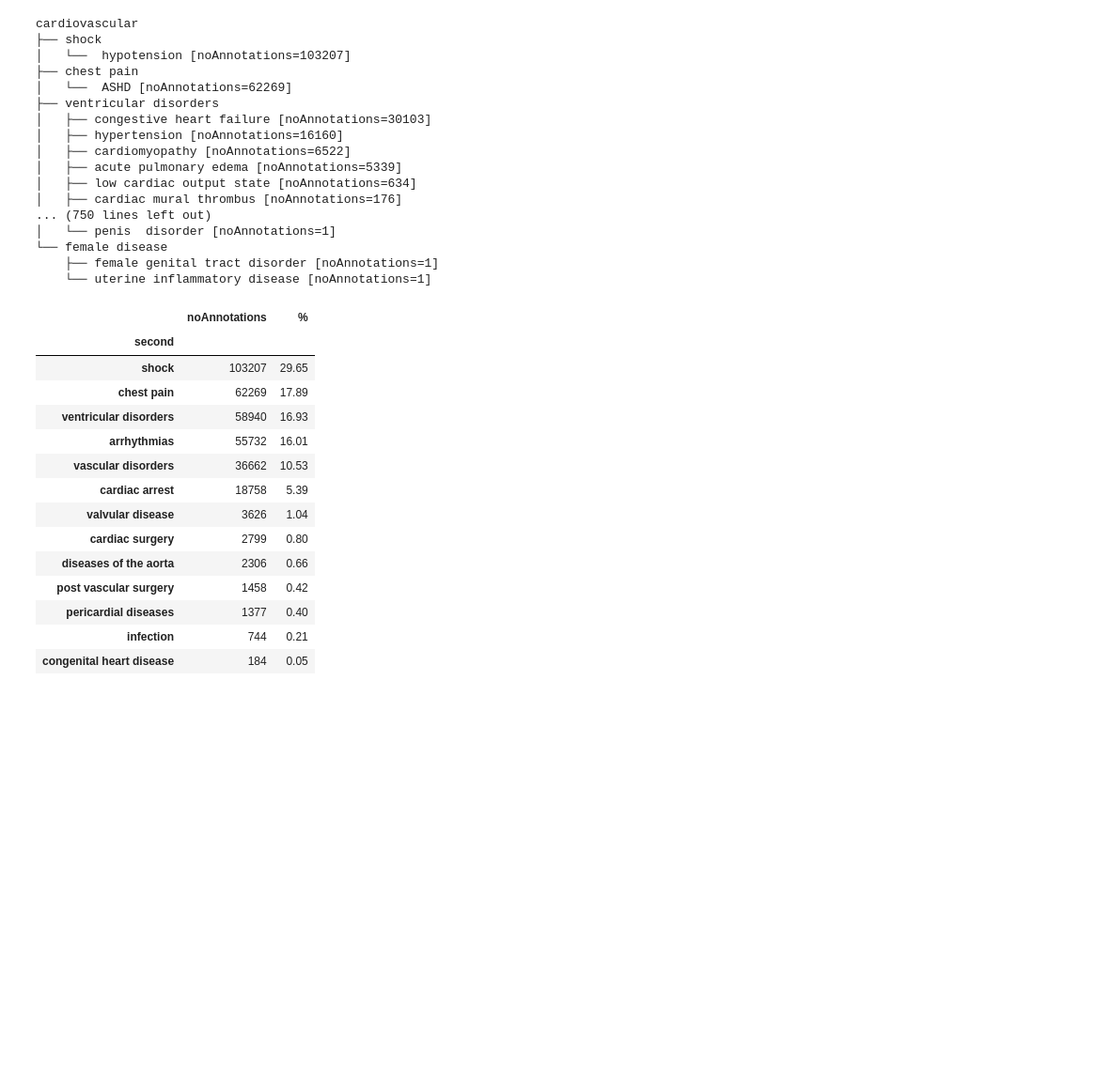
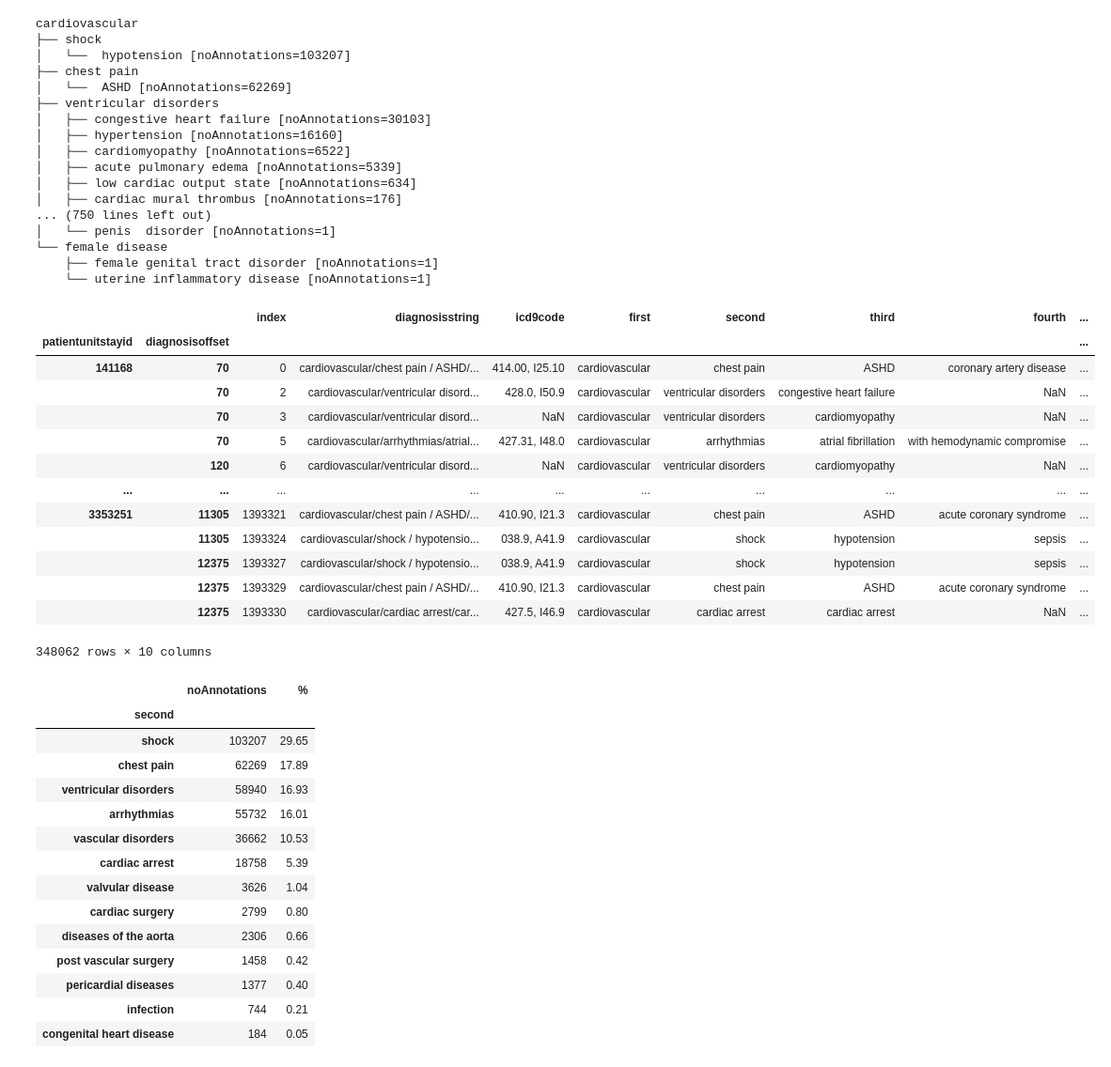
Before and after one commit to joy628/master-project, a Jupyter notebook: data-preprocessing/diagnosis.ipynb, the cells around one changed output. Shown at 94% size. Saved outputs shown, nothing was run; the diff lists cells and outputs as text; code cells hidden in the pictures; blank space fills up the shorter version.

```diff
--- a/data-preprocessing/diagnosis.ipynb
+++ b/data-preprocessing/diagnosis.ipynb
@@ -135,6 +147,22 @@ cardiovascular
 # %%
 cardio = df1[df1['first'] == 'cardiovascular']
 cardio.set_index(['patientunitstayid', 'diagnosisoffset'], inplace = True)
+cardio
+# %% [output]
+|  |  | index | diagnosisstring | icd9code | first | second | third | fourth | ... |
+| patientunitstayid | diagnosisoffset |  |  |  |  |  |  |  | ... |
+| 141168 | 70 | 0 | cardiovascular/chest pain / ASHD/... | 414.00, I25.10 | cardiovascular | chest pain | ASHD | coronary artery disease | ... |
+|  | 70 | 2 | cardiovascular/ventricular disord... | 428.0, I50.9 | cardiovascular | ventricular disorders | congestive heart failure | NaN | ... |
+|  | 70 | 3 | cardiovascular/ventricular disord... | NaN | cardiovascular | ventricular disorders | cardiomyopathy | NaN | ... |
+|  | 70 | 5 | cardiovascular/arrhythmias/atrial... | 427.31, I48.0 | cardiovascular | arrhythmias | atrial fibrillation | with hemodynamic compromise | ... |
+|  | 120 | 6 | cardiovascular/ventricular disord... | NaN | cardiovascular | ventricular disorders | cardiomyopathy | NaN | ... |
+| ... | ... | ... | ... | ... | ... | ... | ... | ... | ... |
+| 3353251 | 11305 | 1393321 | cardiovascular/chest pain / ASHD/... | 410.90, I21.3 | cardiovascular | chest pain | ASHD | acute coronary syndrome | ... |
+|  | 11305 | 1393324 | cardiovascular/shock / hypotensio... | 038.9, A41.9 | cardiovascular | shock | hypotension | sepsis | ... |
+|  | 12375 | 1393327 | cardiovascular/shock / hypotensio... | 038.9, A41.9 | cardiovascular | shock | hypotension | sepsis | ... |
+|  | 12375 | 1393329 | cardiovascular/chest pain / ASHD/... | 410.90, I21.3 | cardiovascular | chest pain | ASHD | acute coronary syndrome | ... |
+|  | 12375 | 1393330 | cardiovascular/cardiac arrest/car... | 427.5, I46.9 | cardiovascular | cardiac arrest | cardiac arrest | NaN | ... |
+348062 rows × 10 columns
 # %%
 
 cardiofreq = pd.DataFrame()
```
Also changed, not shown: parts of 7 cells of this notebook.
